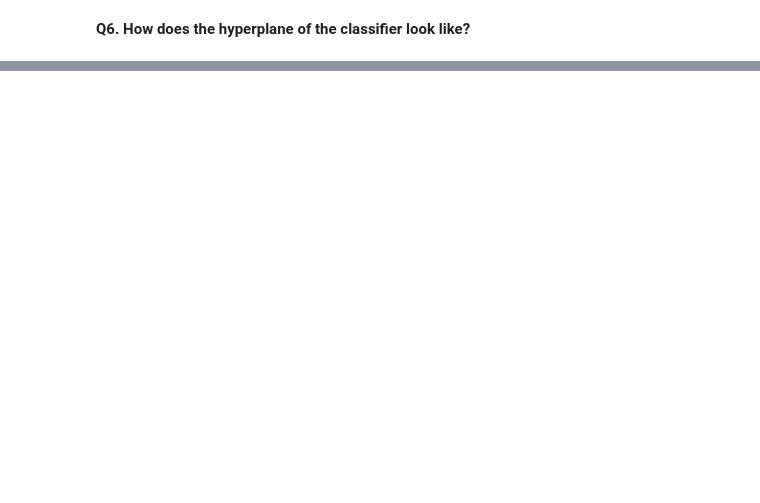
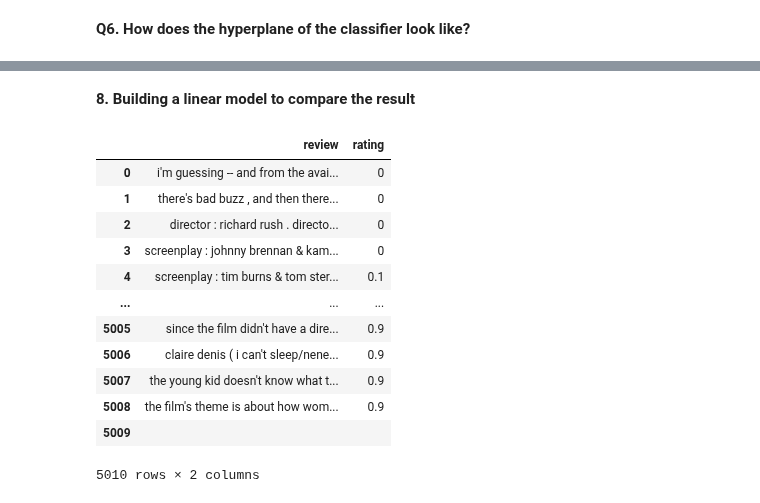
Before and after one commit to HuyenNguyenHelen/LING-5412, a Jupyter notebook: Assignment3_LinearModel.ipynb, the cells around one changed output, grey strips where cells are left out. Saved outputs shown, nothing was run; the diff lists cells and outputs as text; code cells hidden in the pictures; blank space fills up the shorter version.

```diff
--- a/Assignment3_LinearModel.ipynb
+++ b/Assignment3_LinearModel.ipynb
@@ -261,0 +291,20 @@ array([[-0.54920639, -1.67291965, -4.20045942, ..., -2.32302828,
+# %% [markdown]
+**8. Building a linear model to compare the result**
+# %%
+df = pd.DataFrame(zip(id, review, rating, cl_3, cl_4), columns = ['id', 'review', 'rating', '3class', '4class'])
+new_df = df[['review', 'rating']].dropna()
+new_df['review']  =new_df['review']
+# %% [output]
+|  | review | rating |
+| 0 | i'm guessing -- and from the avai... | 0 |
+| 1 | there's bad buzz , and then there... | 0 |
+| 2 | director : richard rush . directo... | 0 |
+| 3 | screenplay : johnny brennan & kam... | 0 |
+| 4 | screenplay : tim burns & tom ster... | 0.1 |
+| ... | ... | ... |
+| 5005 | since the film didn't have a dire... | 0.9 |
+| 5006 | claire denis ( i can't sleep/nene... | 0.9 |
+| 5007 | the young kid doesn't know what t... | 0.9 |
+| 5008 | the film's theme is about how wom... | 0.9 |
+| 5009 |  |  |
+5010 rows × 2 columns
```
Also changed, not shown: parts of 11 cells of this notebook.
